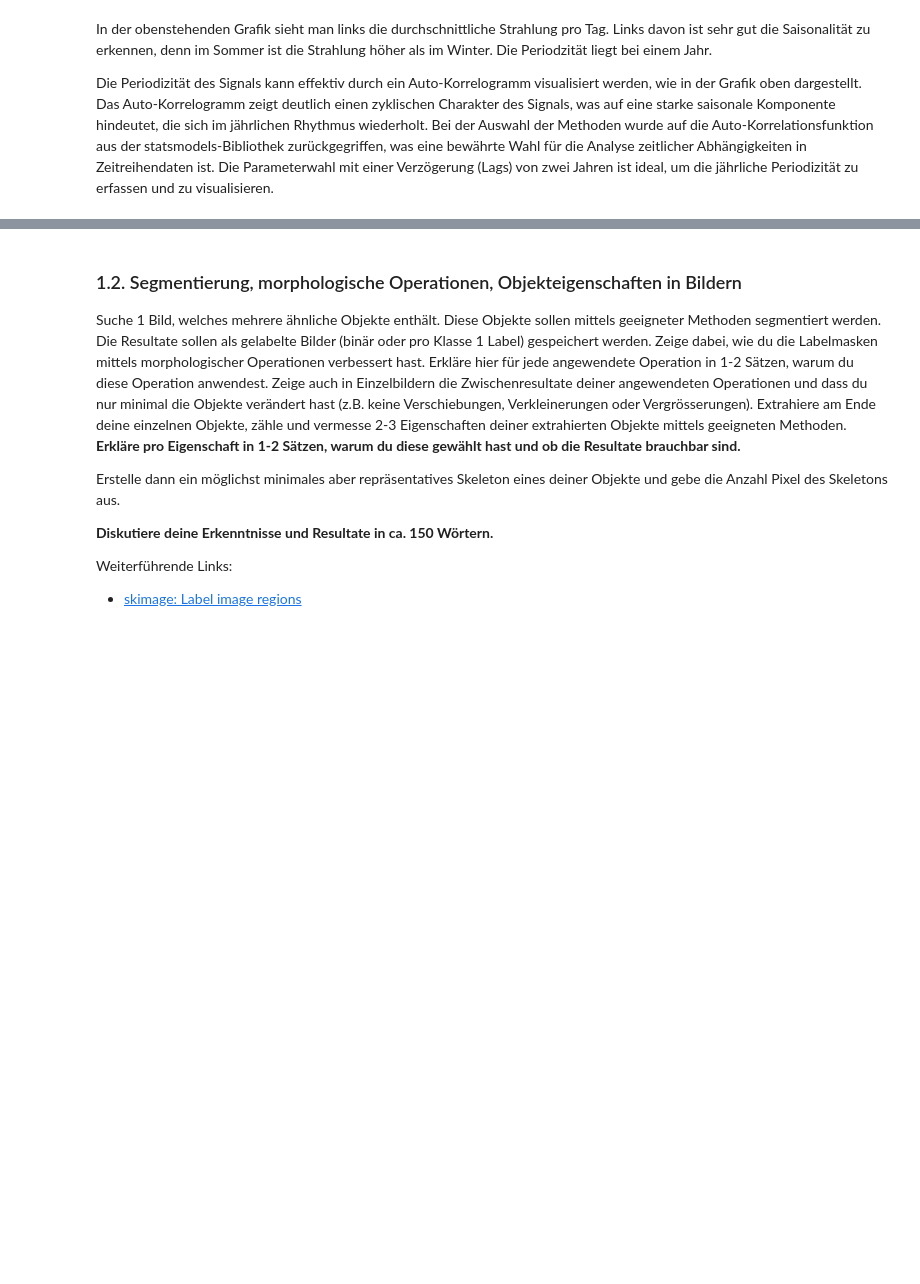
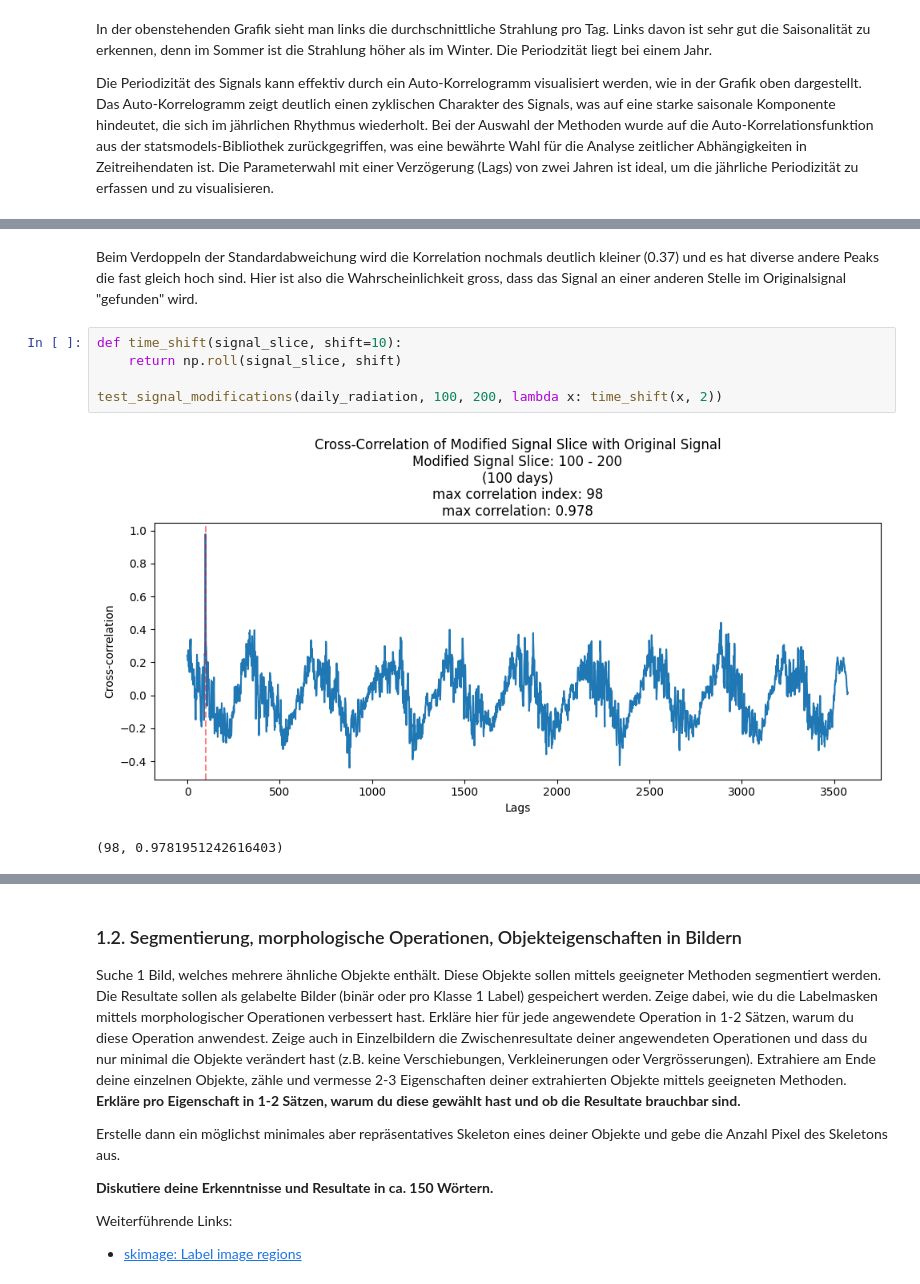
Before and after one commit to florinbarbisch/gbsv, a Jupyter notebook: mc2.ipynb, the cells around one changed output, grey strips where cells are left out. Saved outputs shown, nothing was run; the diff lists cells and outputs as text; blank space fills up the shorter version.

```diff
--- a/mc2.ipynb
+++ b/mc2.ipynb
@@ -99,0 +134,10 @@ plt.show()
+# %% [markdown]
+Beim Verdoppeln der Standardabweichung wird die Korrelation nochmals deutlich kleiner (0.37) und es hat diverse andere Peaks die fast gleich hoch sind. Hier ist also die Wahrscheinlichkeit gross, dass das Signal an einer anderen Stelle im Originalsignal "gefunden" wird.
+# %%
+def time_shift(signal_slice, shift=10):
+    return np.roll(signal_slice, shift)
+
+test_signal_modifications(daily_radiation, 100, 200, lambda x: time_shift(x, 2))
+# %% [output]
+[figure, added]
+(98, 0.9781951242616403)
```
Also changed, not shown: parts of 17 cells of this notebook.
